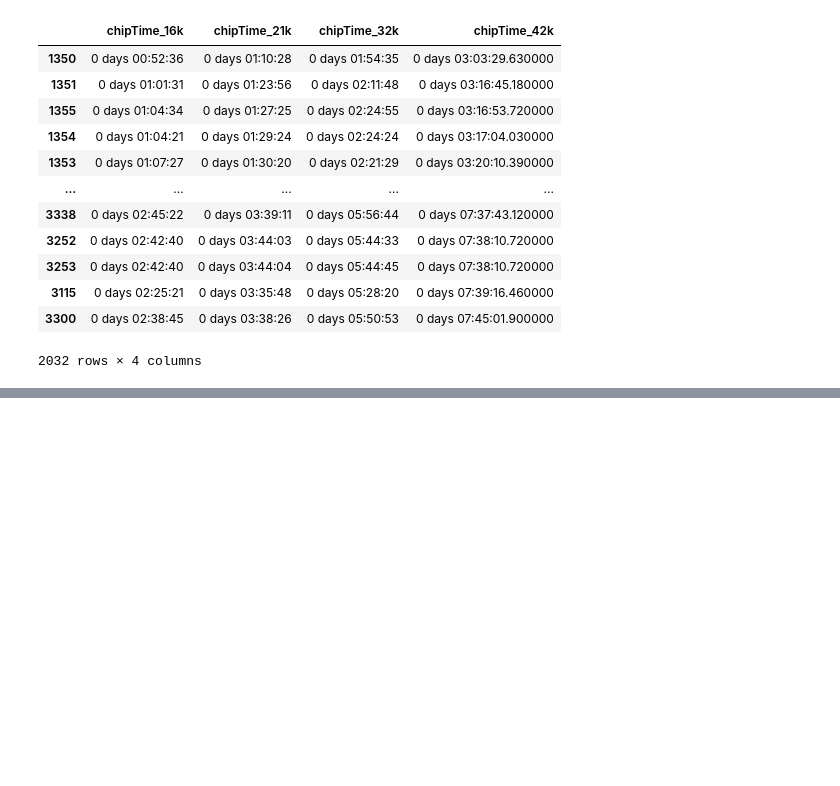
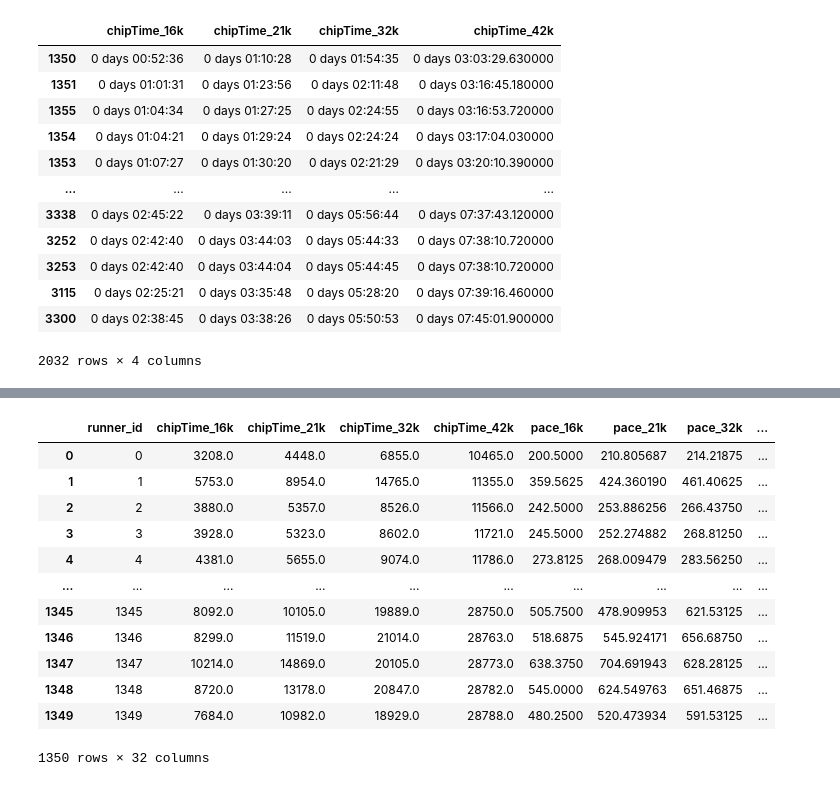
Before and after one commit to paololambino/trilogyrunasia, a Jupyter notebook: hoka-trilogy-run-asia-2024-analysis.ipynb, the cells around one changed output, grey strips where cells are left out. Saved outputs shown, nothing was run; the diff lists cells and outputs as text; code cells hidden in the pictures; blank space fills up the shorter version.

```diff
--- a/hoka-trilogy-run-asia-2024-analysis.ipynb
+++ b/hoka-trilogy-run-asia-2024-analysis.ipynb
@@ -1035,0 +1191,16 @@ plt.show()
+# %%
+train_df
+# %% [output]
+|  | runner_id | chipTime_16k | chipTime_21k | chipTime_32k | chipTime_42k | pace_16k | pace_21k | pace_32k | ... |
+| 0 | 0 | 3208.0 | 4448.0 | 6855.0 | 10465.0 | 200.5000 | 210.805687 | 214.21875 | ... |
+| 1 | 1 | 5753.0 | 8954.0 | 14765.0 | 11355.0 | 359.5625 | 424.360190 | 461.40625 | ... |
+| 2 | 2 | 3880.0 | 5357.0 | 8526.0 | 11566.0 | 242.5000 | 253.886256 | 266.43750 | ... |
+| 3 | 3 | 3928.0 | 5323.0 | 8602.0 | 11721.0 | 245.5000 | 252.274882 | 268.81250 | ... |
+| 4 | 4 | 4381.0 | 5655.0 | 9074.0 | 11786.0 | 273.8125 | 268.009479 | 283.56250 | ... |
+| ... | ... | ... | ... | ... | ... | ... | ... | ... | ... |
+| 1345 | 1345 | 8092.0 | 10105.0 | 19889.0 | 28750.0 | 505.7500 | 478.909953 | 621.53125 | ... |
+| 1346 | 1346 | 8299.0 | 11519.0 | 21014.0 | 28763.0 | 518.6875 | 545.924171 | 656.68750 | ... |
+| 1347 | 1347 | 10214.0 | 14869.0 | 20105.0 | 28773.0 | 638.3750 | 704.691943 | 628.28125 | ... |
+| 1348 | 1348 | 8720.0 | 13178.0 | 20847.0 | 28782.0 | 545.0000 | 624.549763 | 651.46875 | ... |
+| 1349 | 1349 | 7684.0 | 10982.0 | 18929.0 | 28788.0 | 480.2500 | 520.473934 | 591.53125 | ... |
+1350 rows × 32 columns
```
Also changed, not shown: parts of 9 cells of this notebook, 14 other files.
